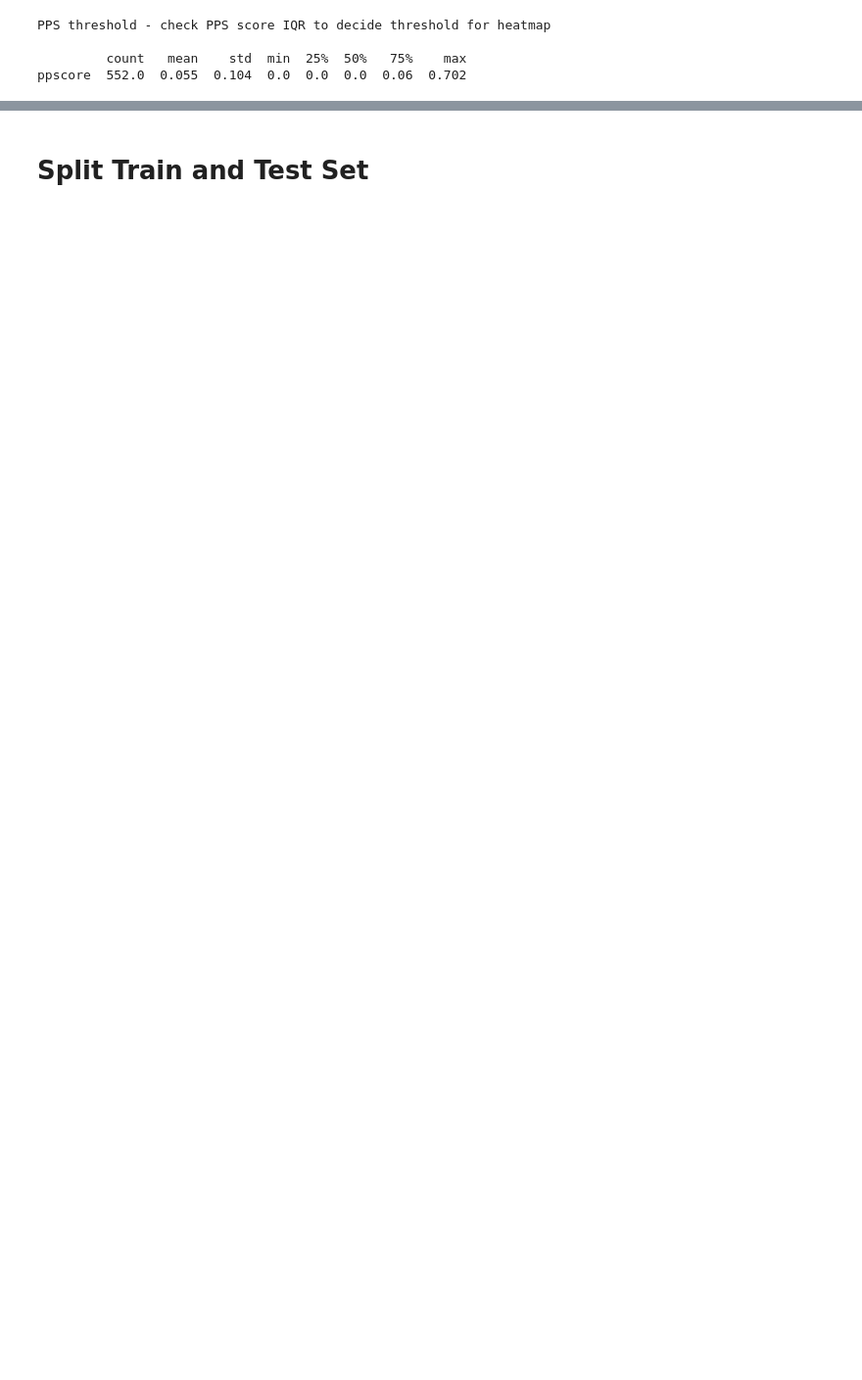
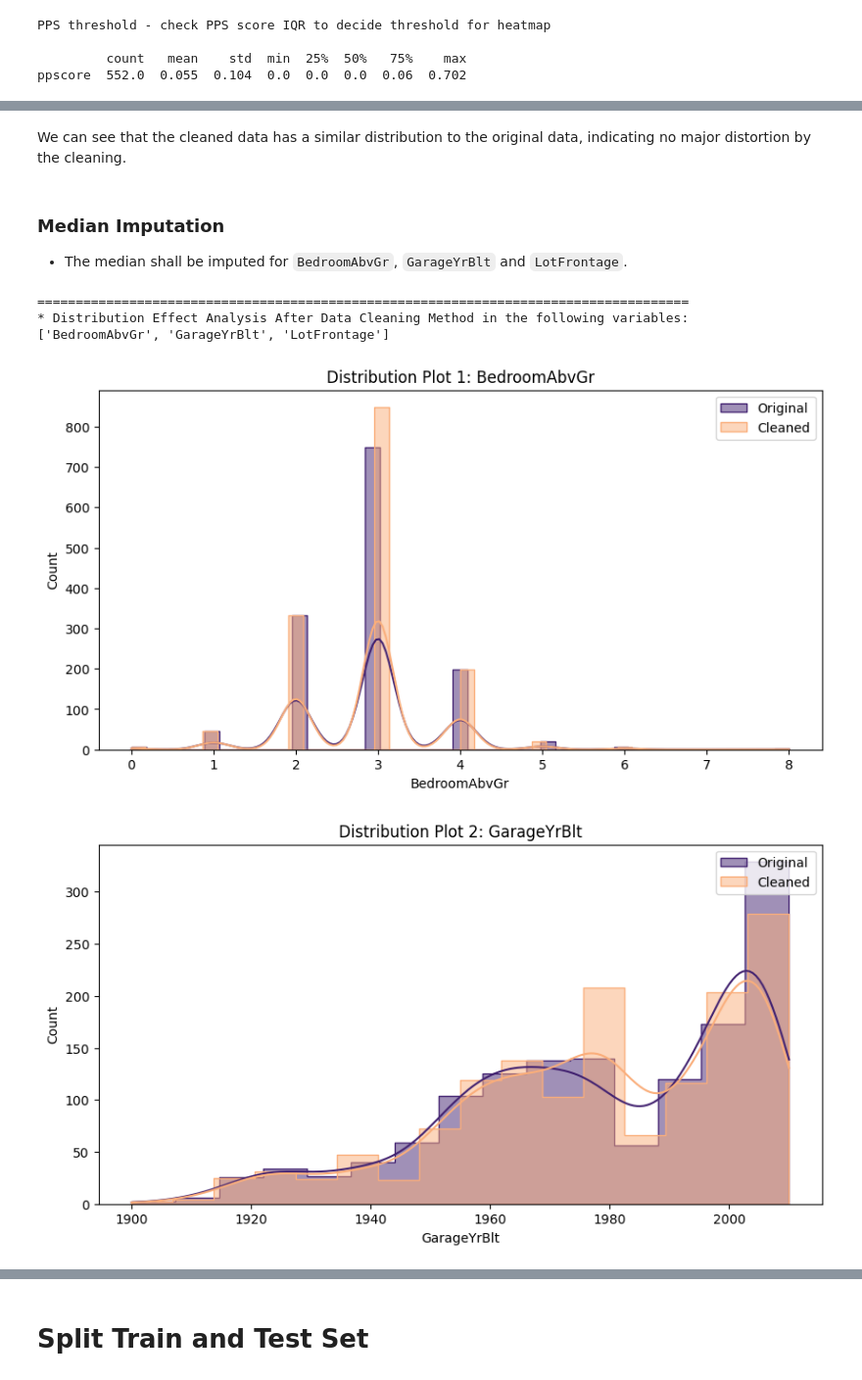
Before and after one commit to MariaHochstoeger/heritage-housing-issues, a Jupyter notebook: jupyter_notebooks/03_DataCleaning.ipynb, the cells around one changed output, grey strips where cells are left out. Shown at 98% size. Saved outputs shown, nothing was run; the diff lists cells and outputs as text; code cells hidden in the pictures; blank space fills up the shorter version.

```diff
--- a/jupyter_notebooks/03_DataCleaning.ipynb
+++ b/jupyter_notebooks/03_DataCleaning.ipynb
@@ -389,0 +457,23 @@ EvaluateMissingData(df)
+# %% [markdown]
+We can see that the cleaned data has a similar distribution to the original data, indicating no major distortion by the cleaning.
+# %% [markdown]
+### Median Imputation
+* The median shall be imputed for `BedroomAbvGr`, `GarageYrBlt` and `LotFrontage`.
+# %%
+from feature_engine.imputation import MeanMedianImputer
+
+variables_method = ['BedroomAbvGr', 'GarageYrBlt', 'LotFrontage']
+variables_method
+
+imputer = MeanMedianImputer(imputation_method='median', variables=variables_method)
+df_method = imputer.fit_transform(df)
+
+DataCleaningEffect(df_original=df,
+                   df_cleaned=df_method,
+                   variables_applied_with_method=variables_method)
+# %% [output]
+=====================================================================================
+* Distribution Effect Analysis After Data Cleaning Method in the following variables:
+['BedroomAbvGr', 'GarageYrBlt', 'LotFrontage']
+[figure, added]
+[figure, added]
```
Also changed, not shown: parts of 57 cells of this notebook, 2 other files.
